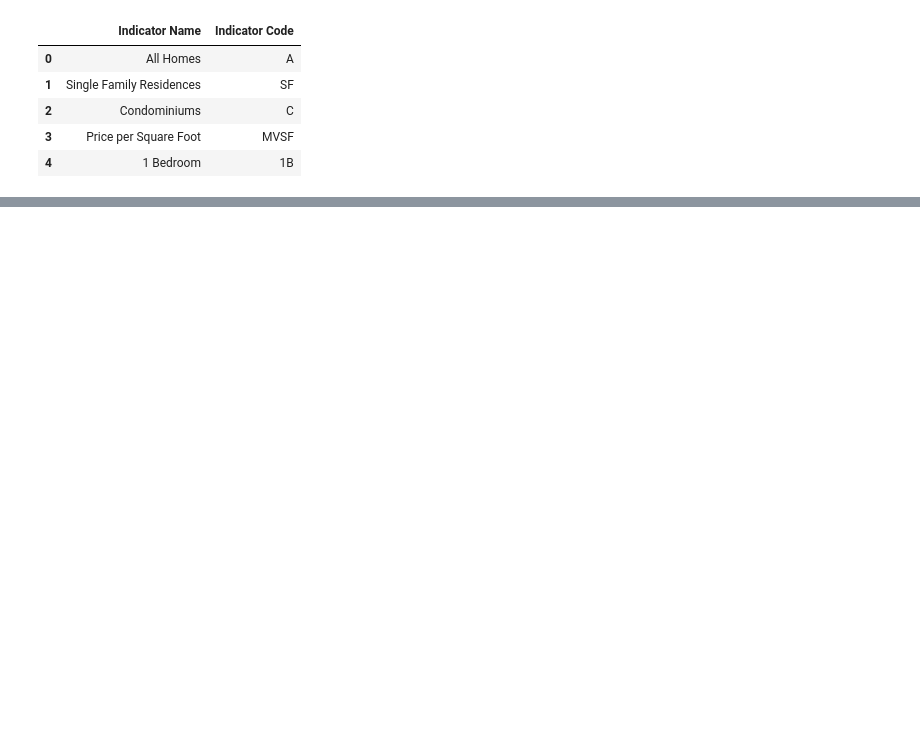
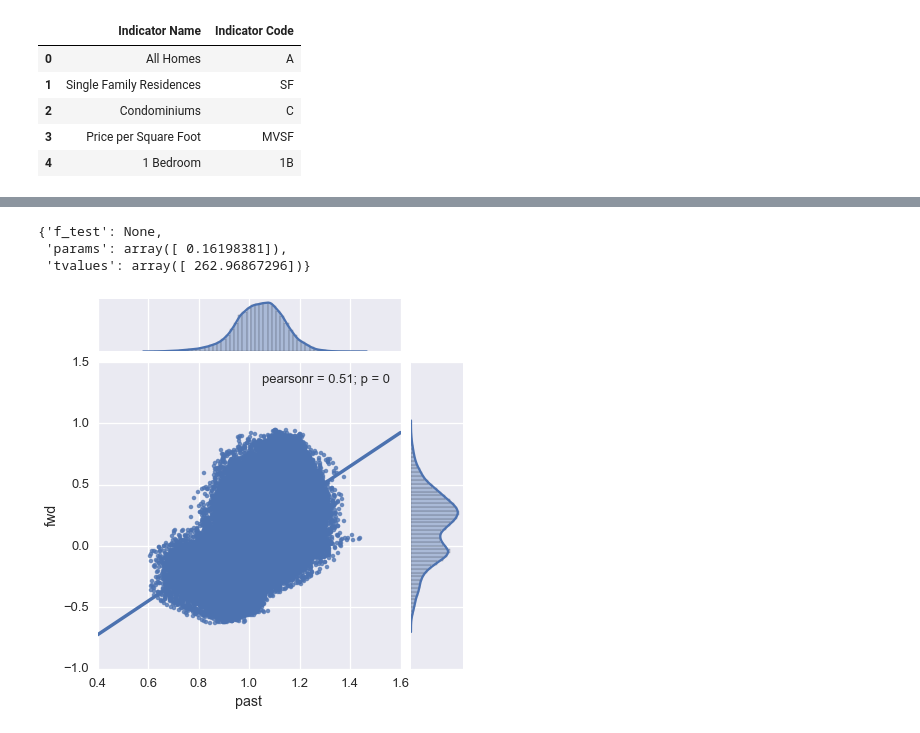
Before and after one commit to rhouck/re, a Jupyter notebook: explore.ipynb, the cells around one changed output, grey strips where cells are left out. Drawn from its saved outputs; the diff is of its cells as text; code cells hidden in the pictures; blank space fills up the shorter version.

```diff
--- a/explore.ipynb
+++ b/explore.ipynb
@@ -91,0 +66,11 @@ Name: 1832, dtype: object
+# %%
+r = (px / px.shift(8))
+df = pd.concat([r.stack().to_frame(), fwd_ret.stack().to_frame()], axis=1).dropna()
+df.columns = ['past', 'fwd']
+sns.jointplot(df['past'], df['fwd'], kind="reg")
+ut.simple_ols(df['past'].values, df['fwd'].values, fit_intercept=False)
+# %% [output]
+{'f_test': None,
+ 'params': array([ 0.16198381]),
+ 'tvalues': array([ 262.96867296])}
+[figure, added]
```
Also changed, not shown: parts of 28 cells of this notebook, 1 other file.
